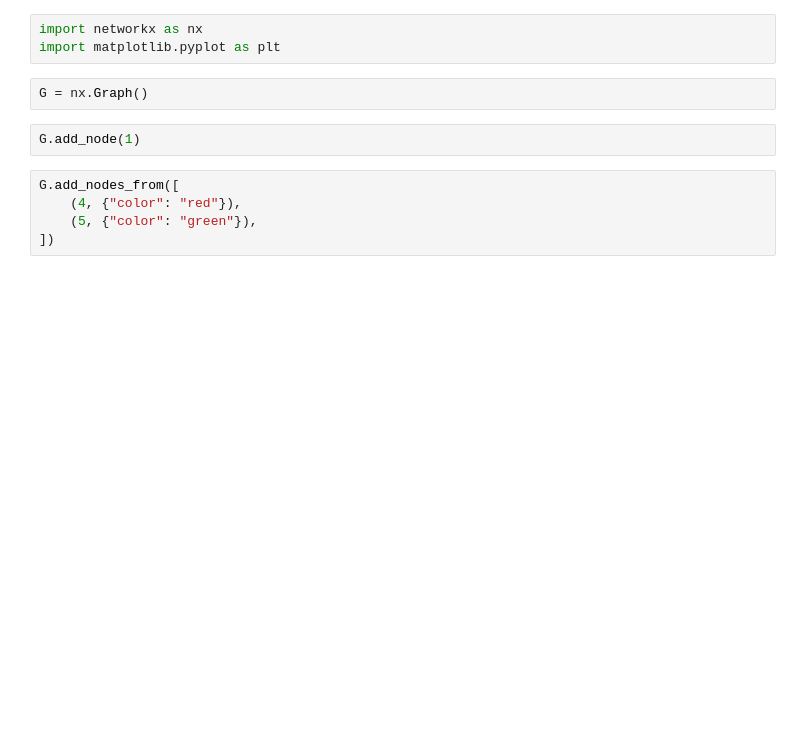
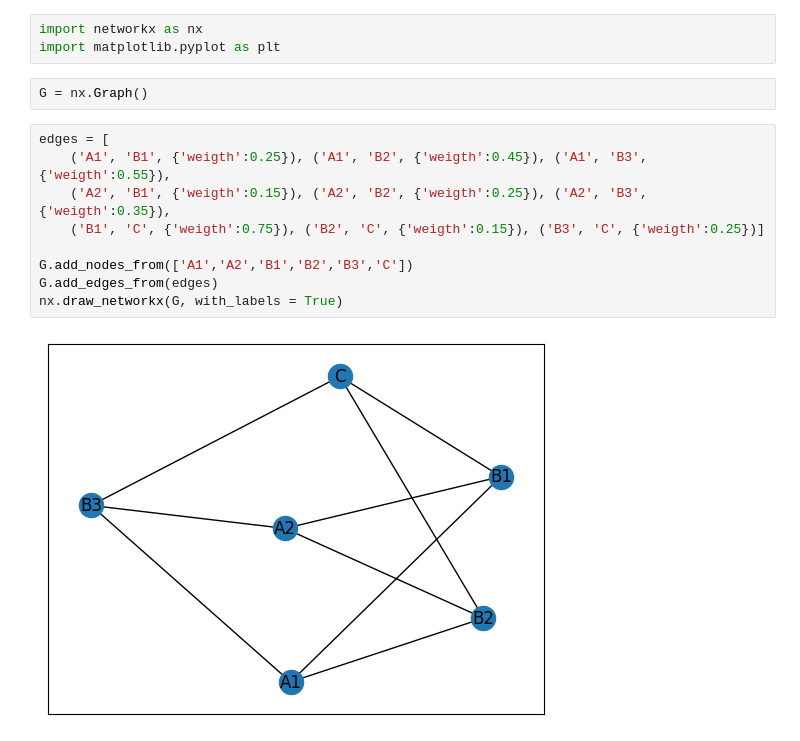
Before and after one commit to redfairy0/deep_learning, a Jupyter notebook: test_2.ipynb, the cells around one changed output. Saved outputs shown, nothing was run; the diff lists cells and outputs as text; blank space fills up the shorter version.

```diff
--- a/test_2.ipynb
+++ b/test_2.ipynb
@@ -3,10 +3,14 @@ import networkx as nx
 import matplotlib.pyplot as plt
 # %%
 G = nx.Graph()
-# %%
-G.add_node(1)
-# %%
-G.add_nodes_from([
-    (4, {"color": "red"}),
-    (5, {"color": "green"}),
-])
+# %%
+edges = [
+    ('A1', 'B1', {'weigth':0.25}), ('A1', 'B2', {'weigth':0.45}), ('A1', 'B3', {'weigth':0.55}),
+    ('A2', 'B1', {'weigth':0.15}), ('A2', 'B2', {'weigth':0.25}), ('A2', 'B3', {'weigth':0.35}),
+    ('B1', 'C', {'weigth':0.75}), ('B2', 'C', {'weigth':0.15}), ('B3', 'C', {'weigth':0.25})]
+
+G.add_nodes_from(['A1','A2','B1','B2','B3','C'])
+G.add_edges_from(edges)
+nx.draw_networkx(G, with_labels = True)
+# %% [output]
+[figure, added]
```
Also changed, not shown: parts of 2 cells of this notebook, 1 other file.
